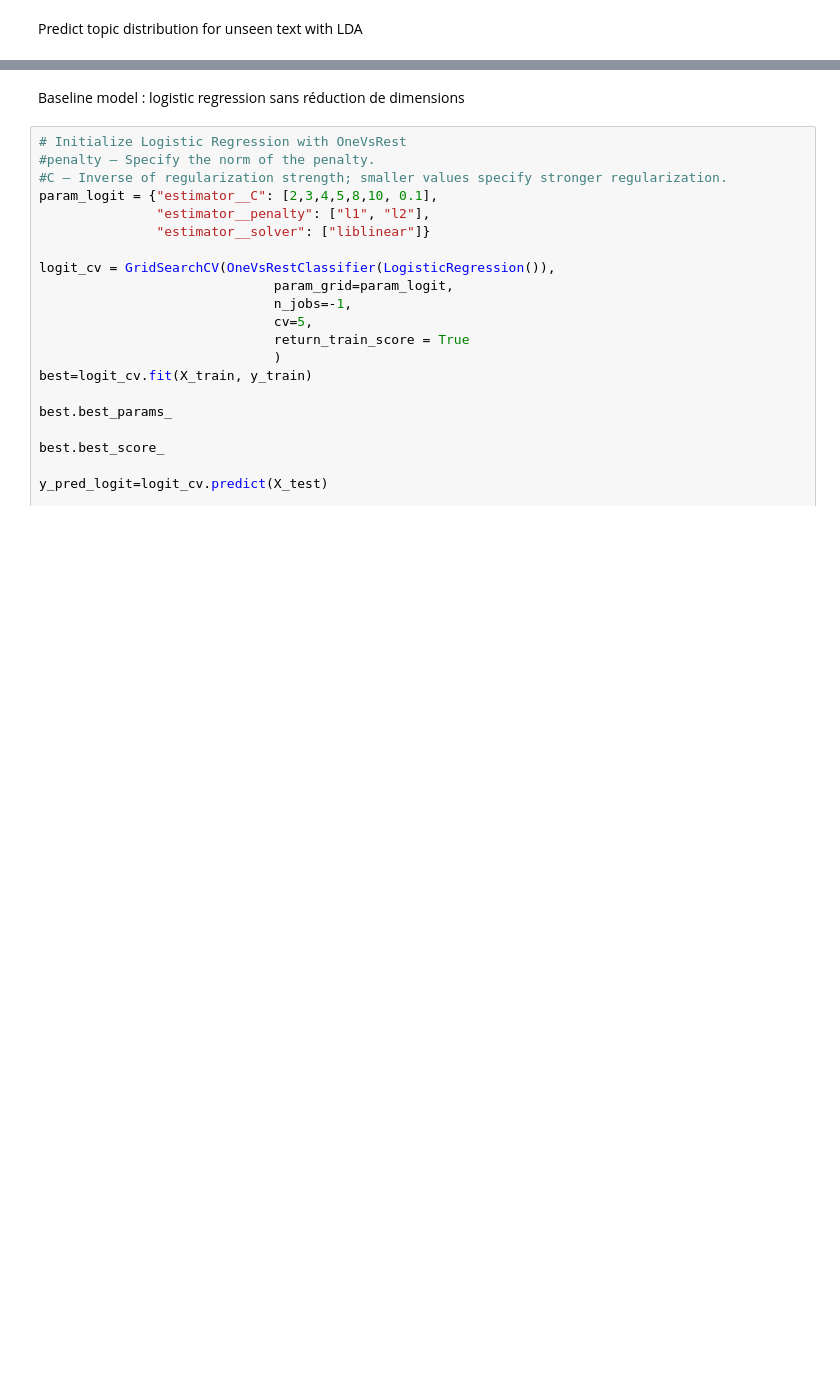
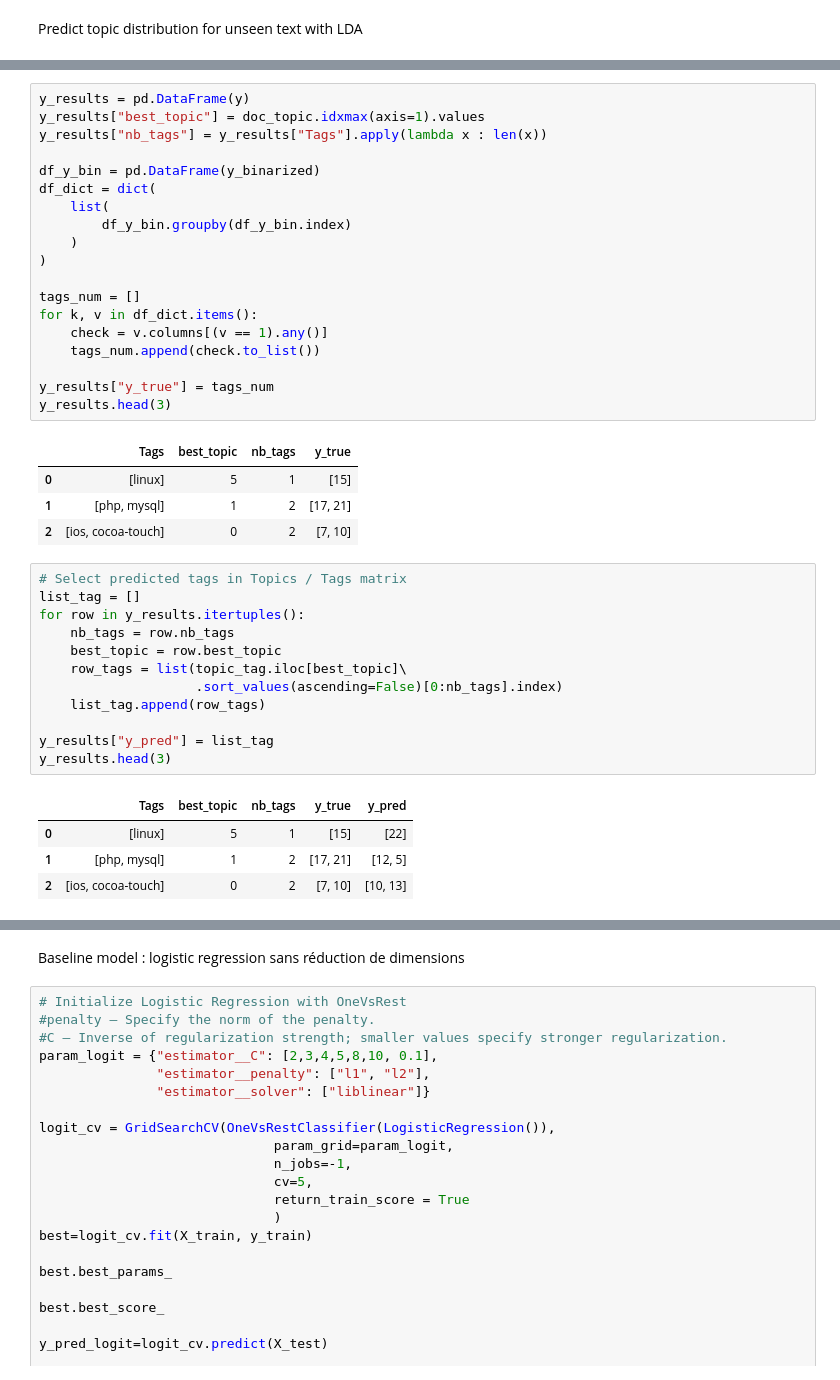
Before and after one commit to nicescience/ML_P5_M_M, a Jupyter notebook: nlp_eda.ipynb, the cells around one changed output, grey strips where cells are left out. Saved outputs shown, nothing was run; the diff lists cells and outputs as text; blank space fills up the shorter version.

```diff
--- a/nlp_eda.ipynb
+++ b/nlp_eda.ipynb
@@ -876,0 +912,41 @@ lda_model[new_text_corpus]
+# %%
+y_results = pd.DataFrame(y)
+y_results["best_topic"] = doc_topic.idxmax(axis=1).values
+y_results["nb_tags"] = y_results["Tags"].apply(lambda x : len(x))
+
+df_y_bin = pd.DataFrame(y_binarized)
+df_dict = dict(
+    list(
+        df_y_bin.groupby(df_y_bin.index)
+    )
+)
+
+tags_num = []
+for k, v in df_dict.items():
+    check = v.columns[(v == 1).any()]
+    tags_num.append(check.to_list())
+
+y_results["y_true"] = tags_num
+y_results.head(3)
+# %% [output]
+|  | Tags | best_topic | nb_tags | y_true |
+| 0 | [linux] | 5 | 1 | [15] |
+| 1 | [php, mysql] | 1 | 2 | [17, 21] |
+| 2 | [ios, cocoa-touch] | 0 | 2 | [7, 10] |
+# %%
+# Select predicted tags in Topics / Tags matrix
+list_tag = []
+for row in y_results.itertuples():
+    nb_tags = row.nb_tags
+    best_topic = row.best_topic
+    row_tags = list(topic_tag.iloc[best_topic]\
+                    .sort_values(ascending=False)[0:nb_tags].index)
+    list_tag.append(row_tags)
+
+y_results["y_pred"] = list_tag
+y_results.head(3)
+# %% [output]
+|  | Tags | best_topic | nb_tags | y_true | y_pred |
+| 0 | [linux] | 5 | 1 | [15] | [22] |
+| 1 | [php, mysql] | 1 | 2 | [17, 21] | [12, 5] |
+| 2 | [ios, cocoa-touch] | 0 | 2 | [7, 10] | [10, 13] |
```
Also changed, not shown: parts of 42 cells of this notebook, 4 other files.
